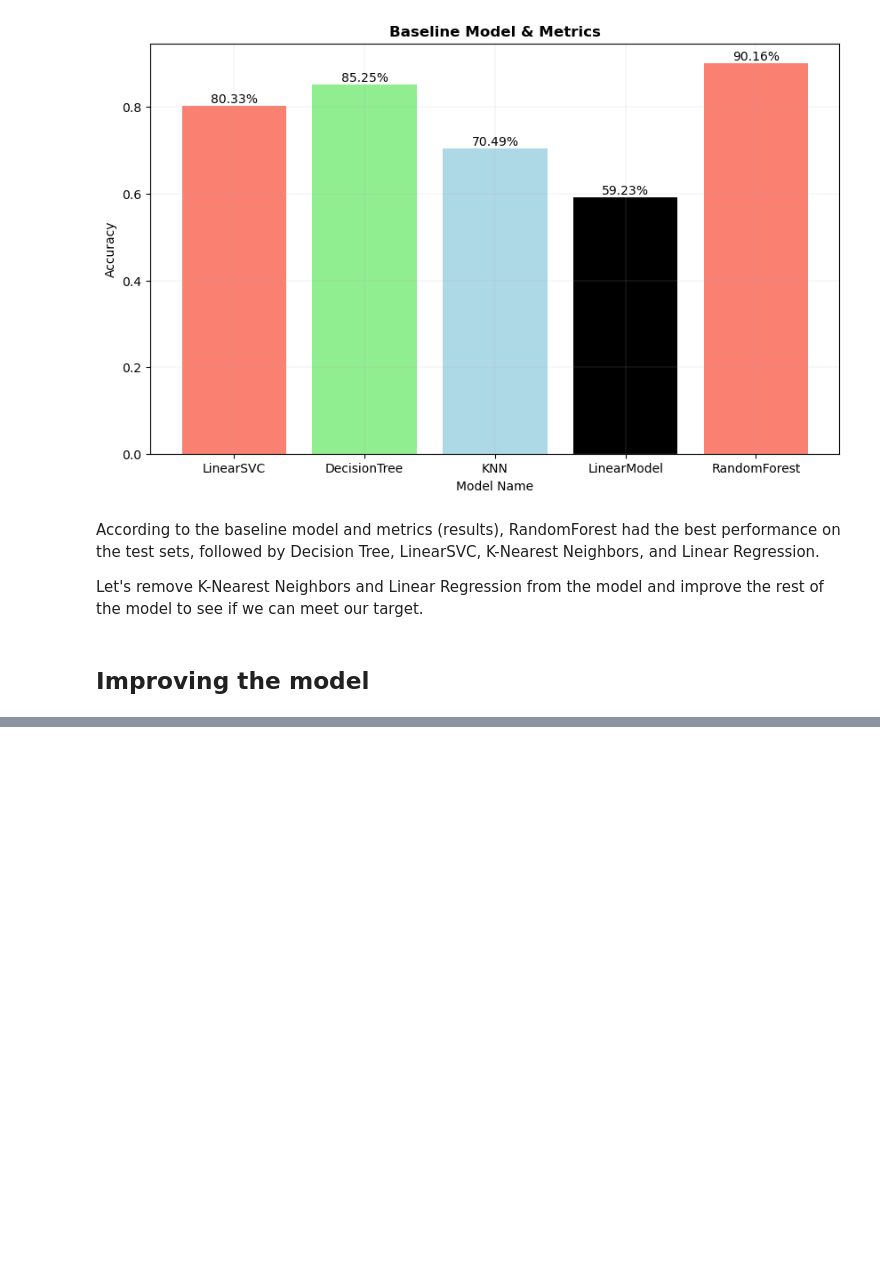
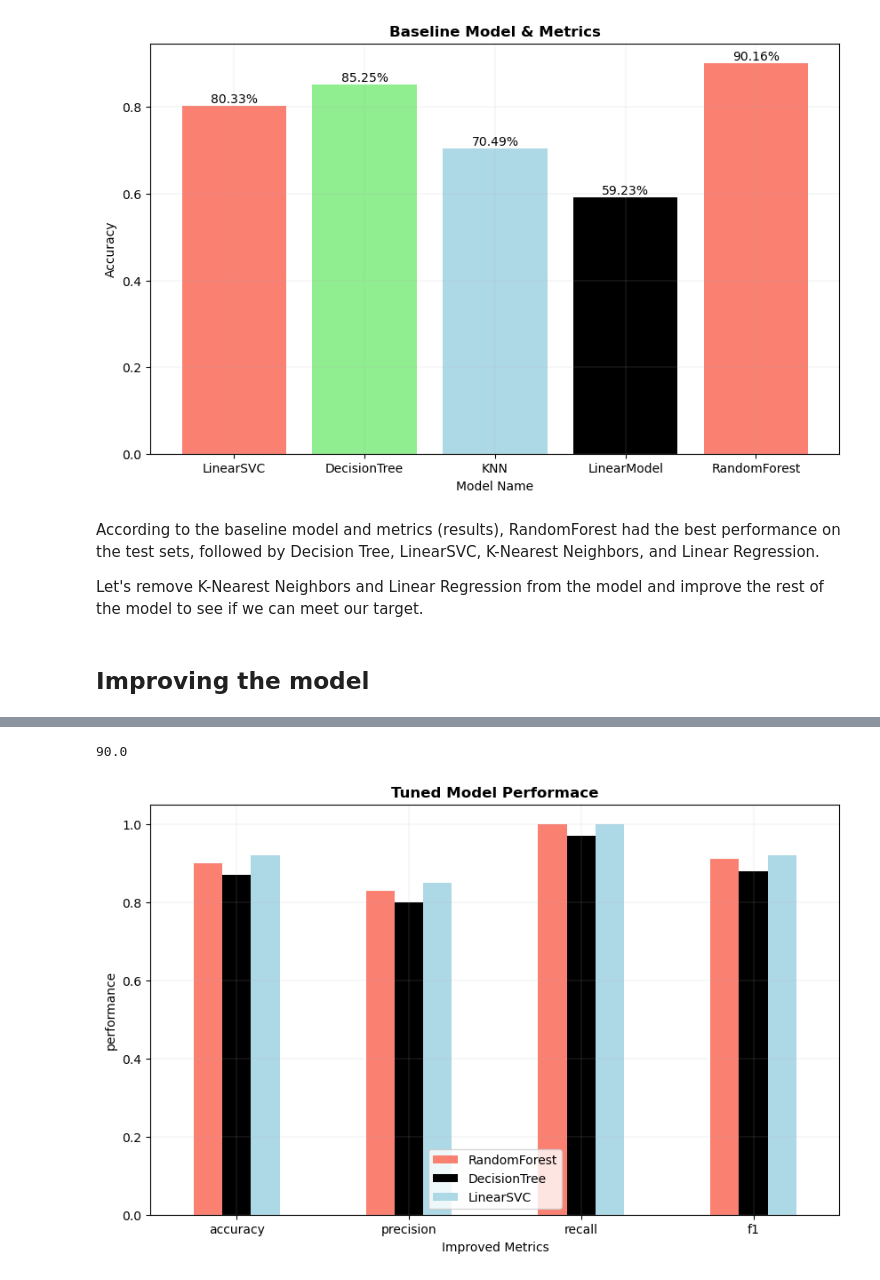
Before and after one commit to clevernat/heart-disease-project, a Jupyter notebook: HEART DISEASE PROJECT.ipynb, the cells around one changed output, grey strips where cells are left out. Cells and saved outputs as stored; diff of their text form; code cells hidden in the pictures; blank space fills up the shorter version.

Commit message:
Update: tune models using RandomizedSearchCV

```diff
--- a/HEART DISEASE PROJECT.ipynb
+++ b/HEART DISEASE PROJECT.ipynb
@@ -624,0 +768,4 @@ Let's remove K-Nearest Neighbors and Linear Regression from the model and improv
+# %%
+rs_dt_preds = rs_decision_tree.predict(X_test)
+decision_tree_improve = evaluate_predictions(y_test, rs_dt_preds)
+decision_tree_improve
@@ -624,0 +780,4 @@ Let's remove K-Nearest Neighbors and Linear Regression from the model and improv
+# %%
+# LinearSVC
+linearSVC = LinearSVC()
+linearSVC.get_params()
@@ -624,0 +897,4 @@ Let's remove K-Nearest Neighbors and Linear Regression from the model and improv
+# %%
+rs_lsvc_preds = rs_linearSVC.predict(X_test)
+linear_svc_improve = evaluate_predictions(y_test, rs_lsvc_preds)
+linear_svc_improve
@@ -624,0 +909,7 @@ Let's remove K-Nearest Neighbors and Linear Regression from the model and improv
+# %%
+data = [random_forest_improve,
+        decision_tree_improve,
+        linear_svc_improve]
+
+results_df = pd.DataFrame(data, index=['RandomForest', 'DecisionTree', 'LinearSVC'])
+results_df
@@ -624,0 +930,29 @@ Let's remove K-Nearest Neighbors and Linear Regression from the model and improv
+# %%
+results_df['accuracy'].values[0]*100
+# results_df['accuracy'].values[1]
+# results_df['accuracy'].values[2]
+# %% [output]
+90.0
+# %%
+results_df.T.plot(kind='bar',
+                  figsize=(10, 6),
+                  color=['salmon', 'black', 'lightblue'])
+
+plt.xlabel('Improved Metrics')
+plt.grid(linewidth=0.2, alpha=0.7)
+plt.xticks(rotation=0)
+plt.ylabel('performance')
+plt.legend(loc=8)
+plt.title('Tuned Model Performace', fontweight='bold')
+
+dicts = {
+    'rotation': 'horizontal',
+    'fontsize': 'x-small'
+}
+
+# # Accuracy
+# plt.text(-0.24, 0.91, f"{results_df['accuracy'].values[0]*100:.2f}%", fontdict=dicts)
+# plt.text(0.1, 0.88, f"{results_df['accuracy'].values[1]*100:.2f}%", fontdict=dicts)
+# plt.text(0.1, 0.93, f"{results_df['accuracy'].values[2]*100:.2f}%", fontdict=dicts)
+# %% [output]
+[figure, added]
```
Also changed, not shown: parts of 21 cells of this notebook.
